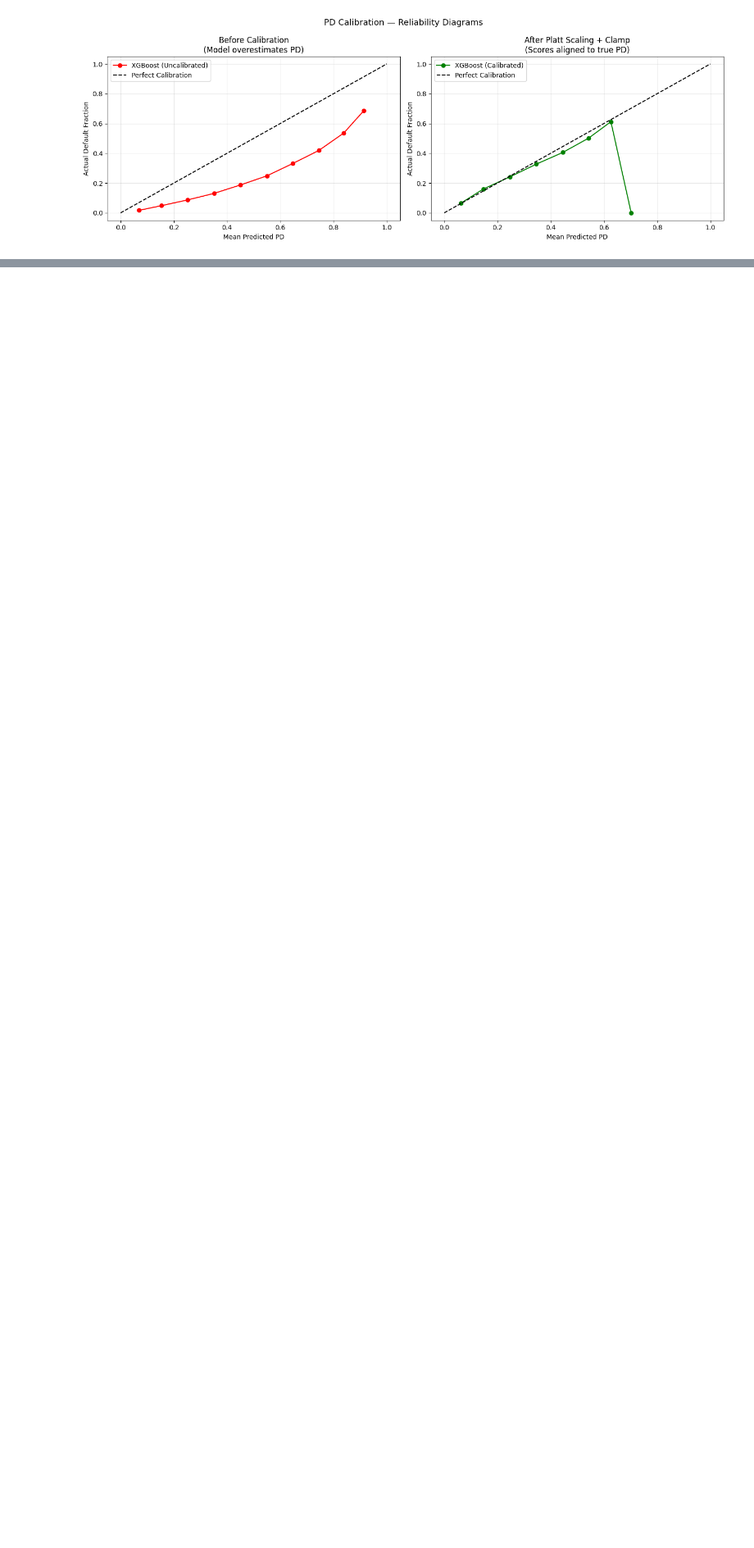
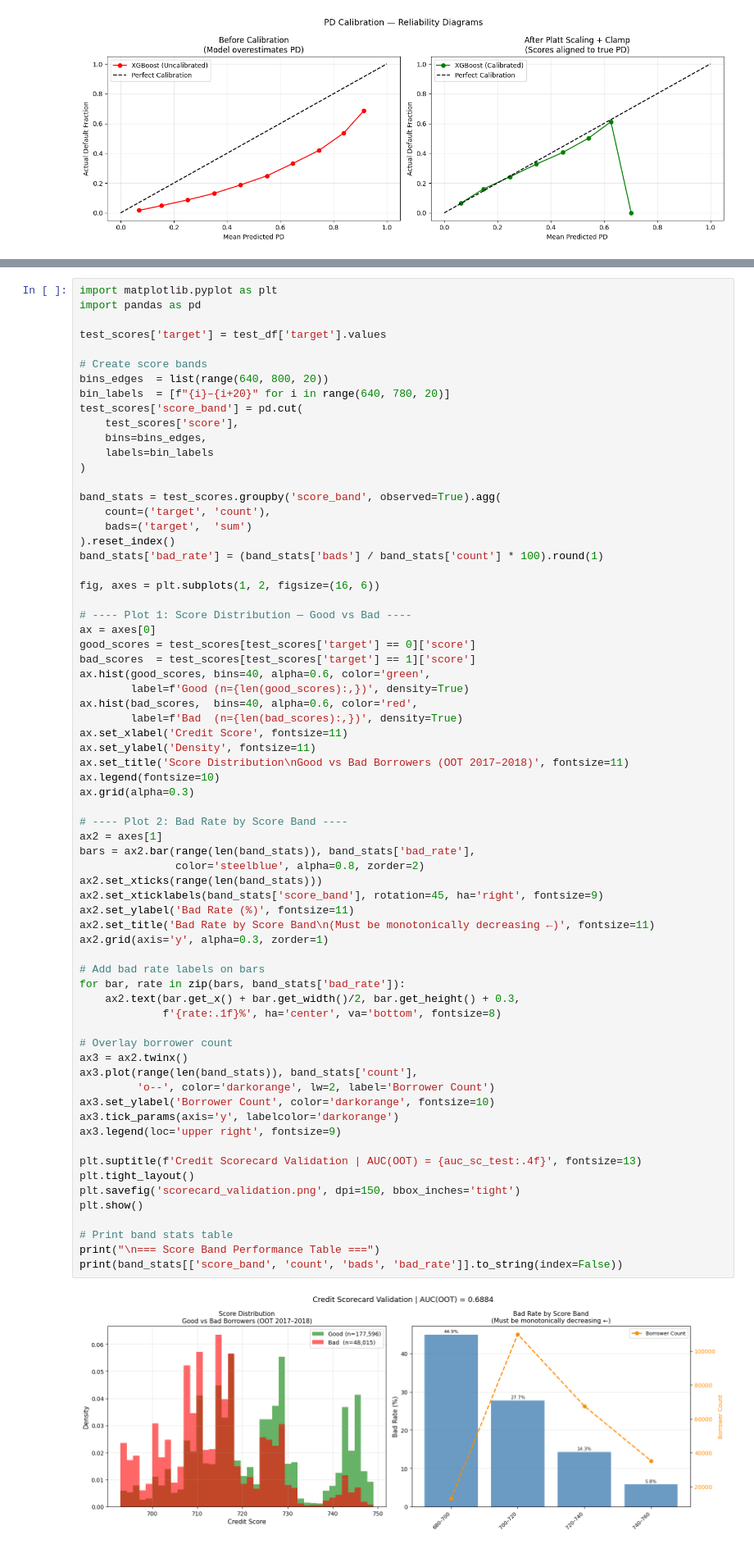
Before and after one commit to Gaurav-phatkare/Credit-Risk-Assessment-and-Default-Prediction-Framework, a Jupyter notebook: analysis_final.ipynb, the cells around one changed output, grey strips where cells are left out. Shown at 82% size. Saved outputs shown, nothing was run; the diff lists cells and outputs as text; blank space fills up the shorter version.

```diff
--- a/analysis_final.ipynb
+++ b/analysis_final.ipynb
@@ -1806,0 +2033,70 @@ plt.show()
+# %%
+import matplotlib.pyplot as plt
+import pandas as pd
+
+test_scores['target'] = test_df['target'].values
+
+# Create score bands
+bins_edges  = list(range(640, 800, 20))
+bin_labels  = [f"{i}–{i+20}" for i in range(640, 780, 20)]
+test_scores['score_band'] = pd.cut(
+    test_scores['score'],
+    bins=bins_edges,
+    labels=bin_labels
+)
+
+band_stats = test_scores.groupby('score_band', observed=True).agg(
+    count=('target', 'count'),
+    bads=('target',  'sum')
+).reset_index()
+band_stats['bad_rate'] = (band_stats['bads'] / band_stats['count'] * 100).round(1)
+
+fig, axes = plt.subplots(1, 2, figsize=(16, 6))
+
+# ---- Plot 1: Score Distribution — Good vs Bad ----
+ax = axes[0]
+good_scores = test_scores[test_scores['target'] == 0]['score']
+bad_scores  = test_scores[test_scores['target'] == 1]['score']
+ax.hist(good_scores, bins=40, alpha=0.6, color='green',
+        label=f'Good (n={len(good_scores):,})', density=True)
+ax.hist(bad_scores,  bins=40, alpha=0.6, color='red',
+        label=f'Bad  (n={len(bad_scores):,})', density=True)
+ax.set_xlabel('Credit Score', fontsize=11)
+ax.set_ylabel('Density', fontsize=11)
+ax.set_title('Score Distribution\nGood vs Bad Borrowers (OOT 2017–2018)', fontsize=11)
+ax.legend(fontsize=10)
+ax.grid(alpha=0.3)
+
+# ---- Plot 2: Bad Rate by Score Band ----
+ax2 = axes[1]
+bars = ax2.bar(range(len(band_stats)), band_stats['bad_rate'],
+               color='steelblue', alpha=0.8, zorder=2)
+ax2.set_xticks(range(len(band_stats)))
+ax2.set_xticklabels(band_stats['score_band'], rotation=45, ha='right', fontsize=9)
+ax2.set_ylabel('Bad Rate (%)', fontsize=11)
+ax2.set_title('Bad Rate by Score Band\n(Must be monotonically decreasing ←)', fontsize=11)
+ax2.grid(axis='y', alpha=0.3, zorder=1)
+
+# Add bad rate labels on bars
+for bar, rate in zip(bars, band_stats['bad_rate']):
+    ax2.text(bar.get_x() + bar.get_width()/2, bar.get_height() + 0.3,
+             f'{rate:.1f}%', ha='center', va='bottom', fontsize=8)
+
+# Overlay borrower count
+ax3 = ax2.twinx()
+ax3.plot(range(len(band_stats)), band_stats['count'],
+         'o--', color='darkorange', lw=2, label='Borrower Count')
+ax3.set_ylabel('Borrower Count', color='darkorange', fontsize=10)
+ax3.tick_params(axis='y', labelcolor='darkorange')
+ax3.legend(loc='upper right', fontsize=9)
+
+plt.suptitle(f'Credit Scorecard Validation | AUC(OOT) = {auc_sc_test:.4f}', fontsize=13)
+plt.tight_layout()
+plt.savefig('scorecard_validation.png', dpi=150, bbox_inches='tight')
+plt.show()
+
+# Print band stats table
+print("\n=== Score Band Performance Table ===")
+print(band_stats[['score_band', 'count', 'bads', 'bad_rate']].to_string(index=False))
+# %% [output]
+[figure, added]
```
Also changed, not shown: parts of 20 cells of this notebook.
